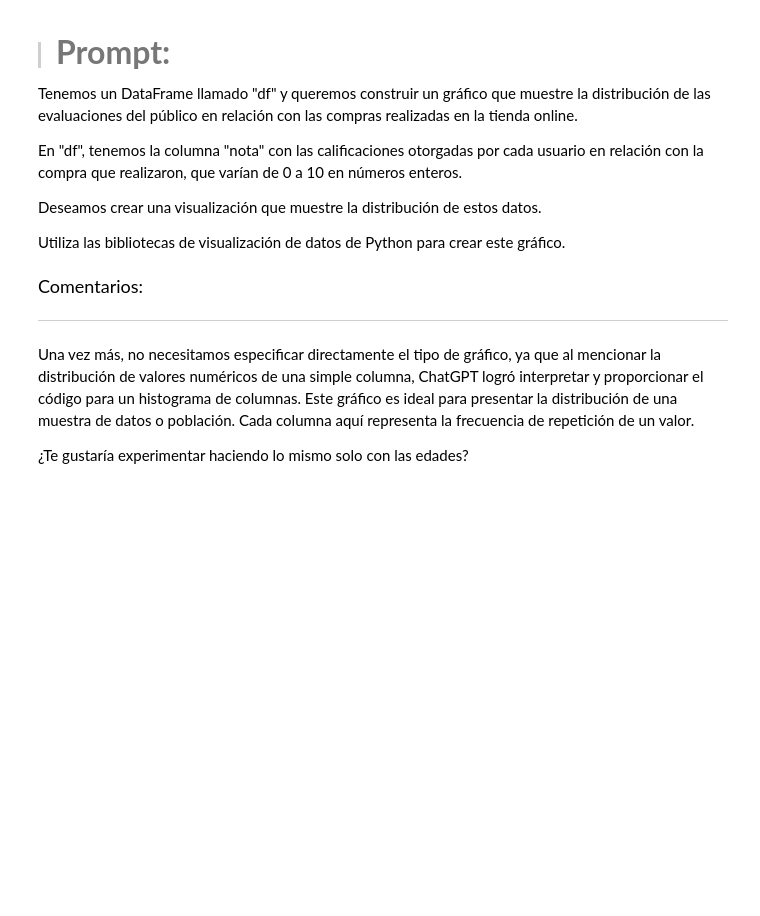
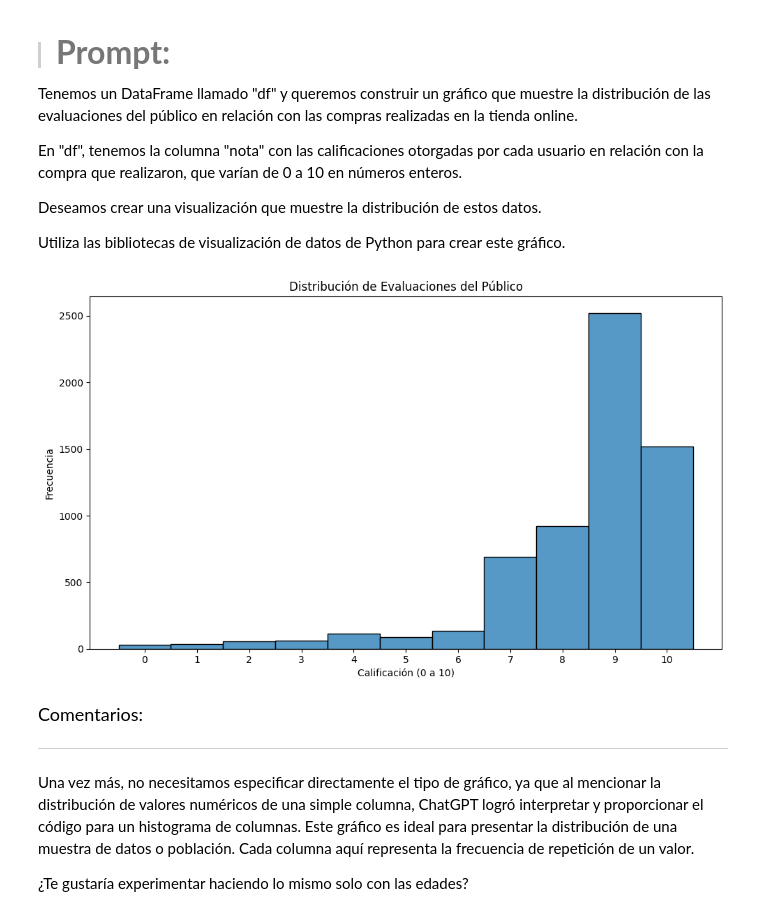
Before and after one commit to AndresCMontejo/IA_Aplicada_a_Ciencia_de_datos, a Jupyter notebook: IA_aplicada_a_ciencia_de_datos.ipynb, the cells around one changed output. Cells and saved outputs as stored; diff of their text form; code cells hidden in the pictures; blank space fills up the shorter version.

```diff
--- a/IA_aplicada_a_ciencia_de_datos.ipynb
+++ b/IA_aplicada_a_ciencia_de_datos.ipynb
@@ -971,6 +1002,20 @@ En "df", tenemos la columna "nota" con las calificaciones otorgadas por cada usu
 Deseamos crear una visualización que muestre la distribución de estos datos.
 
 Utiliza las bibliotecas de visualización de datos de Python para crear este gráfico.
+# %%
+# Crear histograma de la distribución de notas
+plt.figure(figsize=(10, 6))
+sns.histplot(data=df, x='nota', bins=11, discrete=True, kde=False, color='#1f77b4')
+
+# Personalización del gráfico
+plt.title('Distribución de Evaluaciones del Público')
+plt.xlabel('Calificación (0 a 10)')
+plt.ylabel('Frecuencia')
+plt.xticks(range(0, 11))  # Asegura que todos los valores de nota aparezcan
+plt.tight_layout()
+plt.show()
+# %% [output]
+[figure, added]
 # %% [markdown]
 <font color="7b71ff" size=4> Comentarios: </font>
 
```
Also changed, not shown: parts of 5 cells of this notebook.
